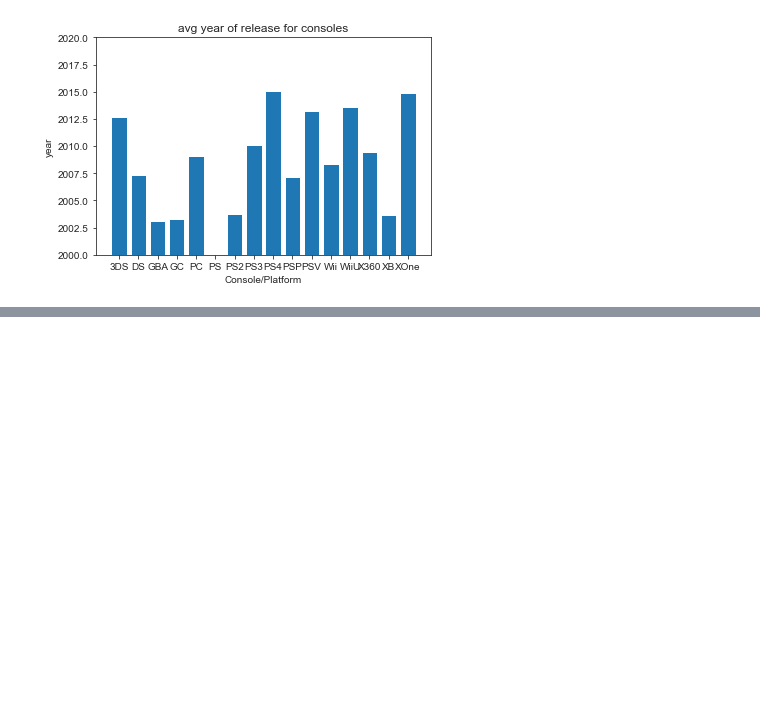
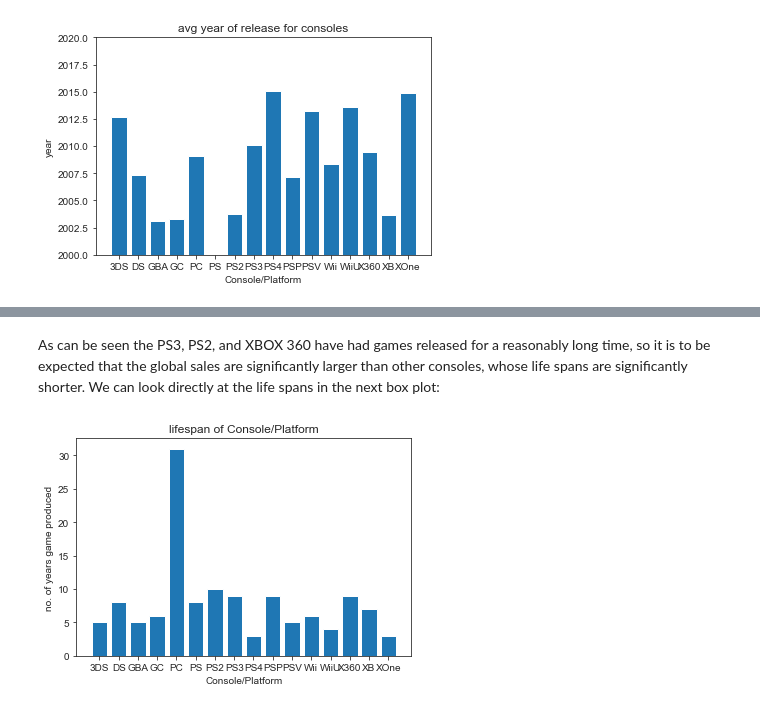
Before and after one commit to jacintoi/course-project-group_1019, a Jupyter notebook: analysis/Aidan/Milestone_2/EDA_gamesConsoles.ipynb, the cells around one changed output, grey strips where cells are left out. Cells and saved outputs as stored; diff of their text form; code cells hidden in the pictures; blank space fills up the shorter version.

```diff
--- a/analysis/Aidan/Milestone_2/EDA_gamesConsoles.ipynb
+++ b/analysis/Aidan/Milestone_2/EDA_gamesConsoles.ipynb
@@ -278,0 +281,14 @@ print(x)
+# %% [markdown]
+As can be seen the PS3, PS2, and XBOX 360 have had games released for a reasonably long time, so it is to be expected that the global sales are significantly larger than other consoles, whose life spans are significantly shorter. We can look directly at the life spans in the next box plot:
+# %%
+yrRangeData = {i : dfConsole[i]['Year_of_Release'].max() - dfConsole[i]['Year_of_Release'].min() for i in df.Platform.unique()}
+
+vert = list(yrRangeData.values())
+plt.bar(x = list(range(0,len(df.Platform.unique()))), height = vert)
+plt.title('lifespan of Console/Platform')
+plt.xlabel('Console/Platform')
+plt.ylabel('no. of years game produced')
+plt.xticks(list(range(0,len(df.Platform.unique()))), list(df.Platform.unique()))
+plt.show()
+# %% [output]
+[figure, added]
```
Also changed, not shown: parts of 6 cells of this notebook.
